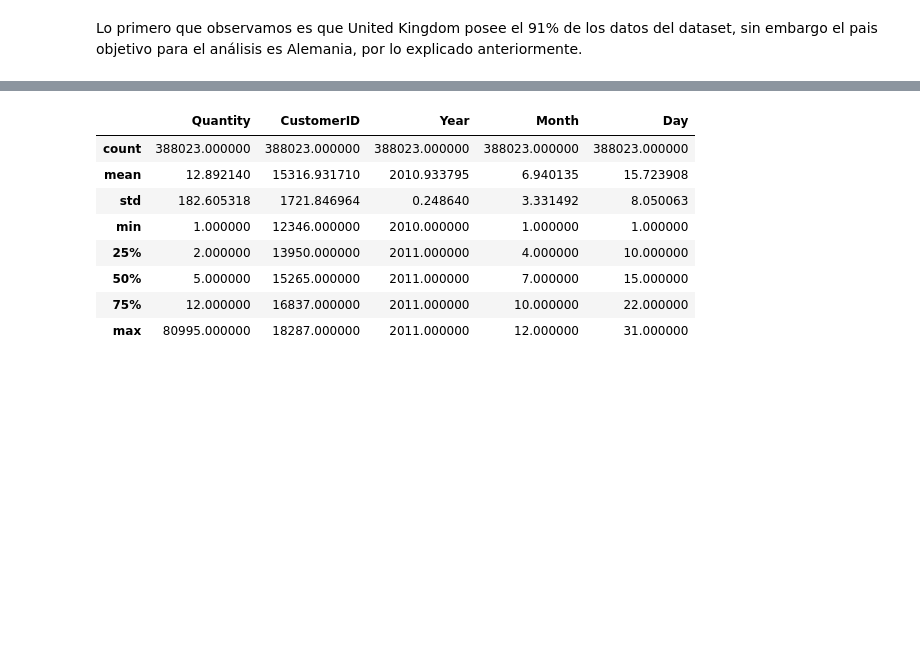
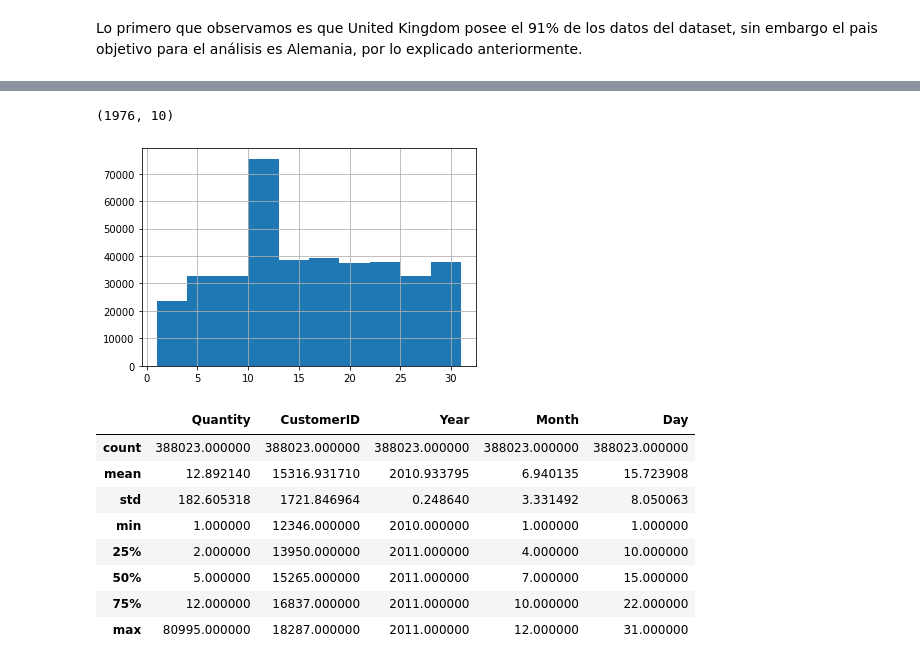
Before and after one commit to natia101/FINAL-PROJECT, a Jupyter notebook: src/explore_market-basket-analysis.ipynb, the cells around one changed output, grey strips where cells are left out. Drawn from its saved outputs; the diff is of its cells as text; code cells hidden in the pictures; blank space fills up the shorter version.

```diff
--- a/src/explore_market-basket-analysis.ipynb
+++ b/src/explore_market-basket-analysis.ipynb
@@ -358,3 +407,12 @@ dataset_min.head()
+# %%
+dataset_min_Top.shape
+# %% [output]
+(1976, 10)
+# %%
+dataset_min['Day'].hist()
+plt.show()
+# %% [output]
+[figure, added]
 # %%
 dataset_min.describe()
 # %% [output]
```
Also changed, not shown: parts of 9 cells of this notebook, 2 other files.
